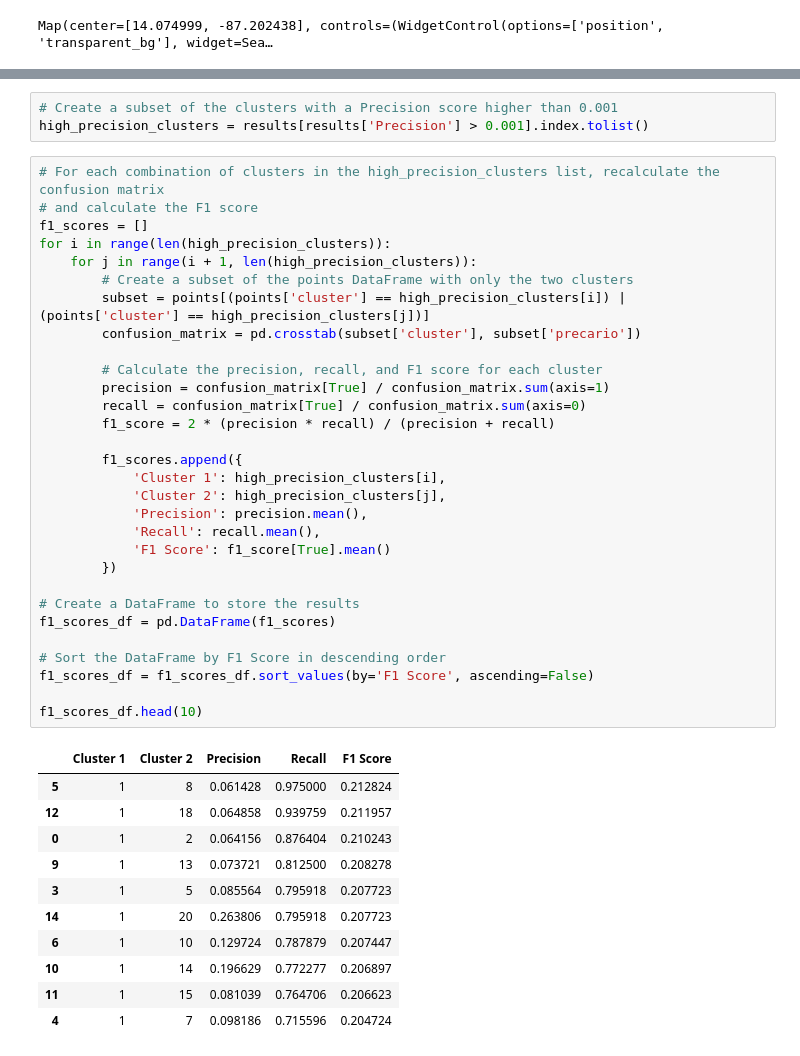
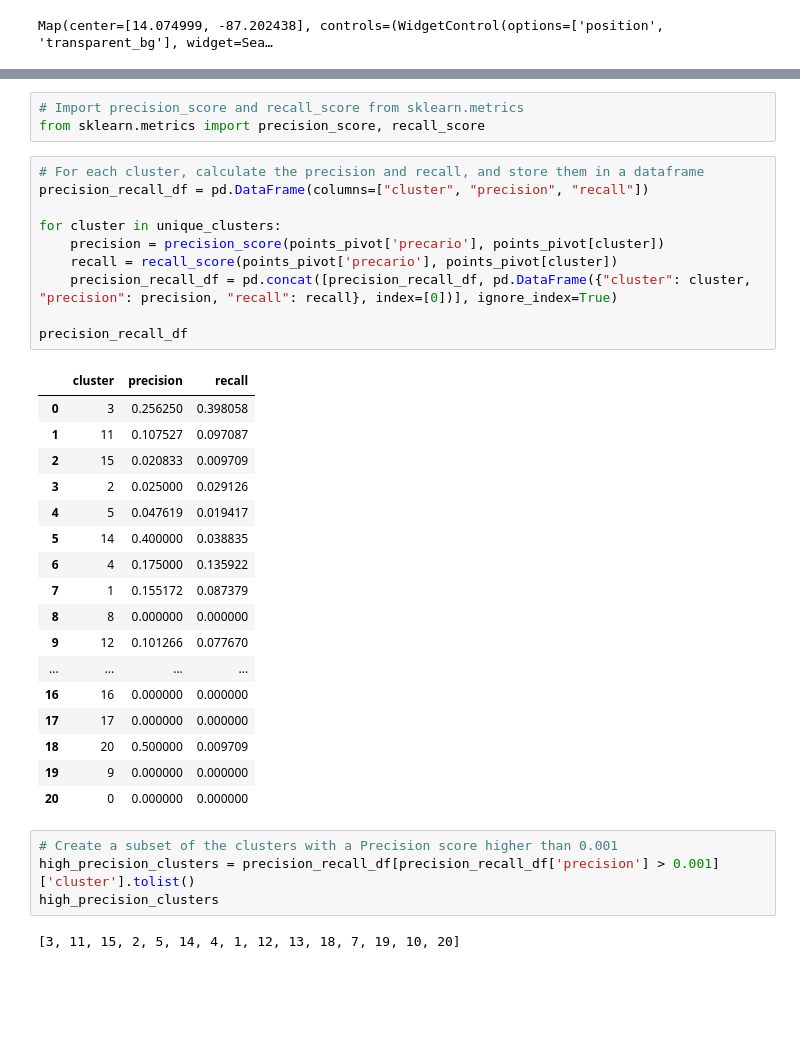
Before and after one commit to JuanesLamilla/TemporalClusterNet, a Jupyter notebook: tegucigalpa_analysis.ipynb, the cells around one changed output, grey strips where cells are left out. Drawn from its saved outputs; the diff is of its cells as text; blank space fills up the shorter version.

```diff
--- a/tegucigalpa_analysis.ipynb
+++ b/tegucigalpa_analysis.ipynb
@@ -613,45 +609,37 @@ results
+# %%
+# Import precision_score and recall_score from sklearn.metrics
+from sklearn.metrics import precision_score, recall_score
+# %%
+# For each cluster, calculate the precision and recall, and store them in a dataframe
+precision_recall_df = pd.DataFrame(columns=["cluster", "precision", "recall"])
+
+for cluster in unique_clusters:
+    precision = precision_score(points_pivot['precario'], points_pivot[cluster])
+    recall = recall_score(points_pivot['precario'], points_pivot[cluster])
+    precision_recall_df = pd.concat([precision_recall_df, pd.DataFrame({"cluster": cluster, "precision": precision, "recall": recall}, index=[0])], ignore_index=True)
+
+precision_recall_df
+# %% [output]
+|  | cluster | precision | recall |
+| 0 | 3 | 0.256250 | 0.398058 |
+| 1 | 11 | 0.107527 | 0.097087 |
+| 2 | 15 | 0.020833 | 0.009709 |
+| 3 | 2 | 0.025000 | 0.029126 |
+| 4 | 5 | 0.047619 | 0.019417 |
+| 5 | 14 | 0.400000 | 0.038835 |
+| 6 | 4 | 0.175000 | 0.135922 |
+| 7 | 1 | 0.155172 | 0.087379 |
+| 8 | 8 | 0.000000 | 0.000000 |
+| 9 | 12 | 0.101266 | 0.077670 |
+| ... | ... | ... | ... |
+| 16 | 16 | 0.000000 | 0.000000 |
+| 17 | 17 | 0.000000 | 0.000000 |
+| 18 | 20 | 0.500000 | 0.009709 |
+| 19 | 9 | 0.000000 | 0.000000 |
+| 20 | 0 | 0.000000 | 0.000000 |
 # %%
 # Create a subset of the clusters with a Precision score higher than 0.001
-high_precision_clusters = results[results['Precision'] > 0.001].index.tolist()
+high_precision_clusters = precision_recall_df[precision_recall_df['precision'] > 0.001]['cluster'].tolist()
+high_precision_clusters
+# %% [output]
+[3, 11, 15, 2, 5, 14, 4, 1, 12, 13, 18, 7, 19, 10, 20]
-# %%
-# For each combination of clusters in the high_precision_clusters list, recalculate the confusion matrix
-# and calculate the F1 score
-f1_scores = []
-for i in range(len(high_precision_clusters)):
-    for j in range(i + 1, len(high_precision_clusters)):
-        # Create a subset of the points DataFrame with only the two clusters
-        subset = points[(points['cluster'] == high_precision_clusters[i]) | (points['cluster'] == high_precision_clusters[j])]
-        confusion_matrix = pd.crosstab(subset['cluster'], subset['precario'])
-
-        # Calculate the precision, recall, and F1 score for each cluster
-        precision = confusion_matrix[True] / confusion_matrix.sum(axis=1)
-        recall = confusion_matrix[True] / confusion_matrix.sum(axis=0)
-        f1_score = 2 * (precision * recall) / (precision + recall)
-
-        f1_scores.append({
-            'Cluster 1': high_precision_clusters[i],
-            'Cluster 2': high_precision_clusters[j],
-            'Precision': precision.mean(),
-            'Recall': recall.mean(),
-            'F1 Score': f1_score[True].mean()
-        })
-
-# Create a DataFrame to store the results
-f1_scores_df = pd.DataFrame(f1_scores)
-
-# Sort the DataFrame by F1 Score in descending order
-f1_scores_df = f1_scores_df.sort_values(by='F1 Score', ascending=False)
-
-f1_scores_df.head(10)
-# %% [output]
-|  | Cluster 1 | Cluster 2 | Precision | Recall | F1 Score |
-| 5 | 1 | 8 | 0.061428 | 0.975000 | 0.212824 |
-| 12 | 1 | 18 | 0.064858 | 0.939759 | 0.211957 |
-| 0 | 1 | 2 | 0.064156 | 0.876404 | 0.210243 |
-| 9 | 1 | 13 | 0.073721 | 0.812500 | 0.208278 |
-| 3 | 1 | 5 | 0.085564 | 0.795918 | 0.207723 |
-| 14 | 1 | 20 | 0.263806 | 0.795918 | 0.207723 |
-| 6 | 1 | 10 | 0.129724 | 0.787879 | 0.207447 |
-| 10 | 1 | 14 | 0.196629 | 0.772277 | 0.206897 |
-| 11 | 1 | 15 | 0.081039 | 0.764706 | 0.206623 |
-| 4 | 1 | 7 | 0.098186 | 0.715596 | 0.204724 |
```
Also changed, not shown: parts of 9 cells of this notebook.
